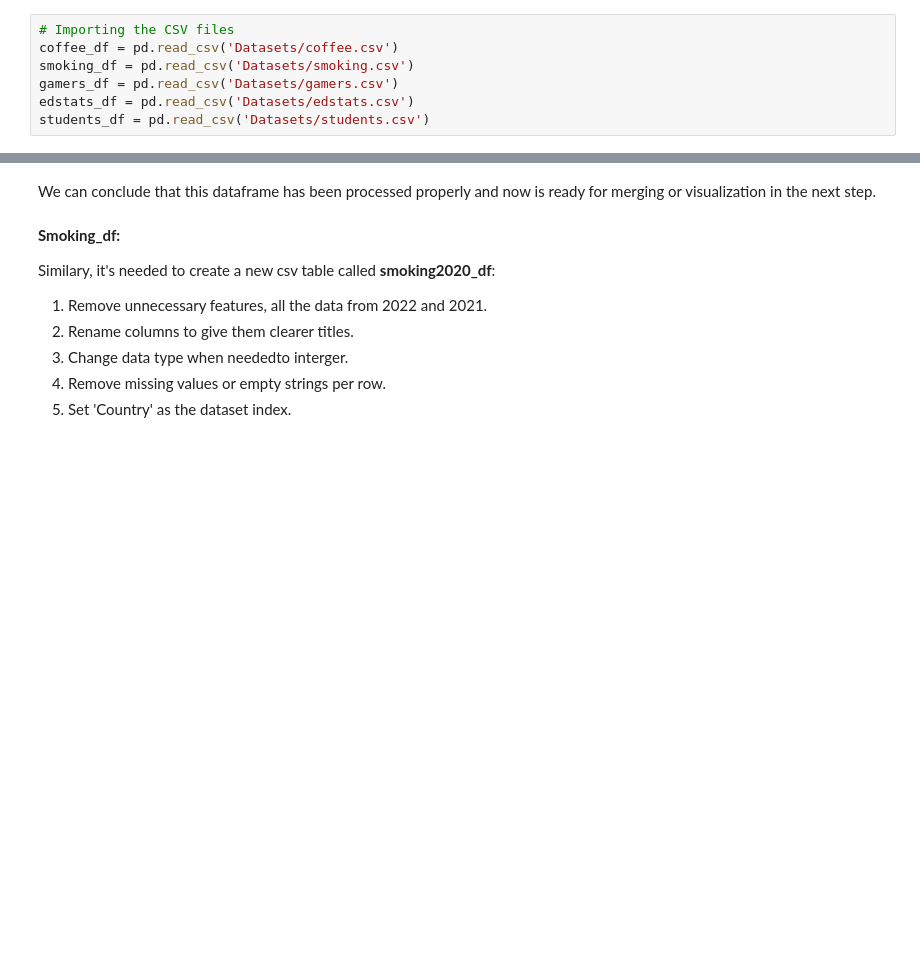
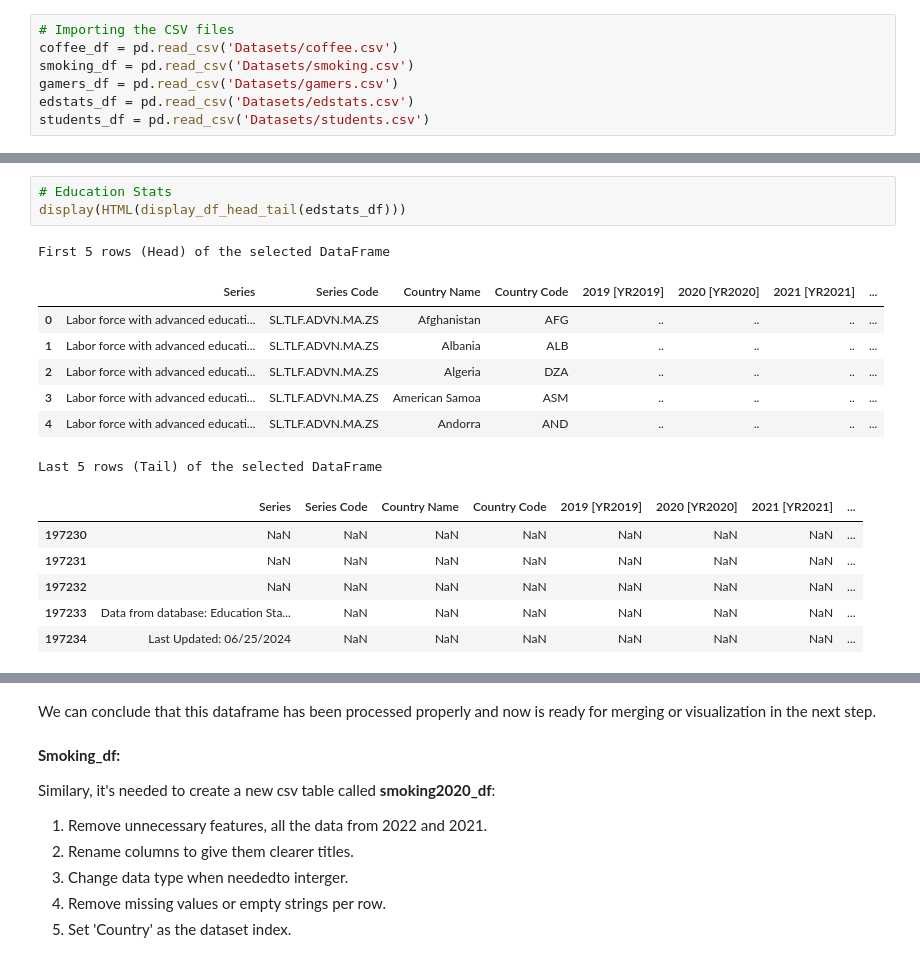
Before and after one commit to DefoNotGus/DV_assesment, a Jupyter notebook: DV_assesment.ipynb, the cells around one changed output, grey strips where cells are left out. Drawn from its saved outputs; the diff is of its cells as text; blank space fills up the shorter version.

```diff
--- a/DV_assesment.ipynb
+++ b/DV_assesment.ipynb
@@ -153,0 +320,18 @@ print(f"Difference in rows: {row_diff}\nDifference in columns: {col_diff}")
+# %%
+# Education Stats
+display(HTML(display_df_head_tail(edstats_df)))
+# %% [output]
+First 5 rows (Head) of the selected DataFrame
+|  | Series | Series Code | Country Name | Country Code | 2019 [YR2019] | 2020 [YR2020] | 2021 [YR2021] | ... |
+| 0 | Labor force with advanced educati... | SL.TLF.ADVN.MA.ZS | Afghanistan | AFG | .. | .. | .. | ... |
+| 1 | Labor force with advanced educati... | SL.TLF.ADVN.MA.ZS | Albania | ALB | .. | .. | .. | ... |
+| 2 | Labor force with advanced educati... | SL.TLF.ADVN.MA.ZS | Algeria | DZA | .. | .. | .. | ... |
+| 3 | Labor force with advanced educati... | SL.TLF.ADVN.MA.ZS | American Samoa | ASM | .. | .. | .. | ... |
+| 4 | Labor force with advanced educati... | SL.TLF.ADVN.MA.ZS | Andorra | AND | .. | .. | .. | ... |
+Last 5 rows (Tail) of the selected DataFrame
+|  | Series | Series Code | Country Name | Country Code | 2019 [YR2019] | 2020 [YR2020] | 2021 [YR2021] | ... |
+| 197230 | NaN | NaN | NaN | NaN | NaN | NaN | NaN | ... |
+| 197231 | NaN | NaN | NaN | NaN | NaN | NaN | NaN | ... |
+| 197232 | NaN | NaN | NaN | NaN | NaN | NaN | NaN | ... |
+| 197233 | Data from database: Education Sta... | NaN | NaN | NaN | NaN | NaN | NaN | ... |
+| 197234 | Last Updated: 06/25/2024 | NaN | NaN | NaN | NaN | NaN | NaN | ... |
```
Also changed, not shown: parts of 68 cells of this notebook, 3 other files.
